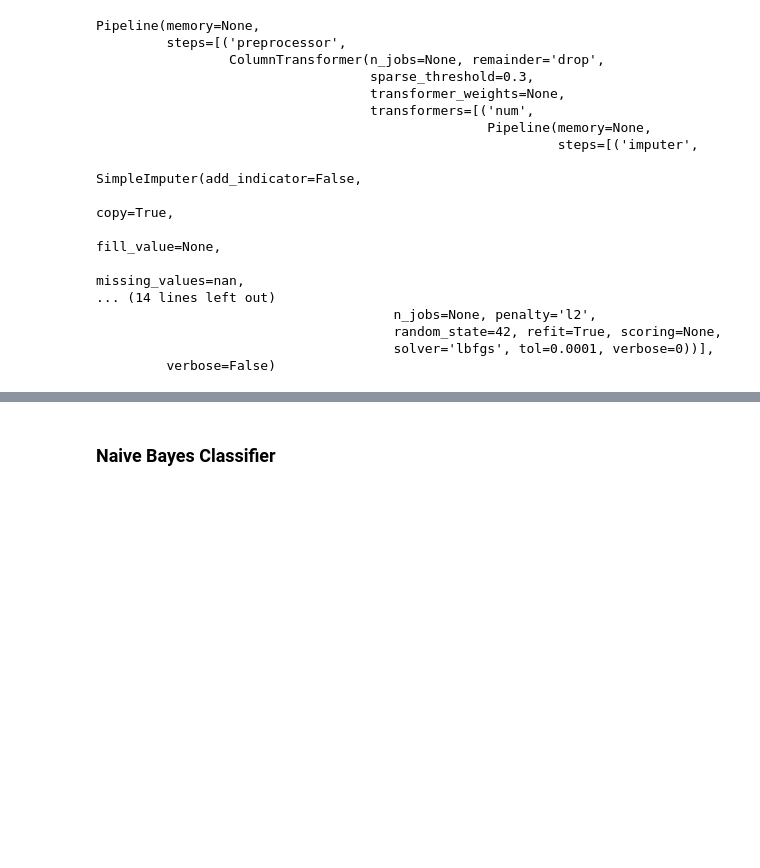
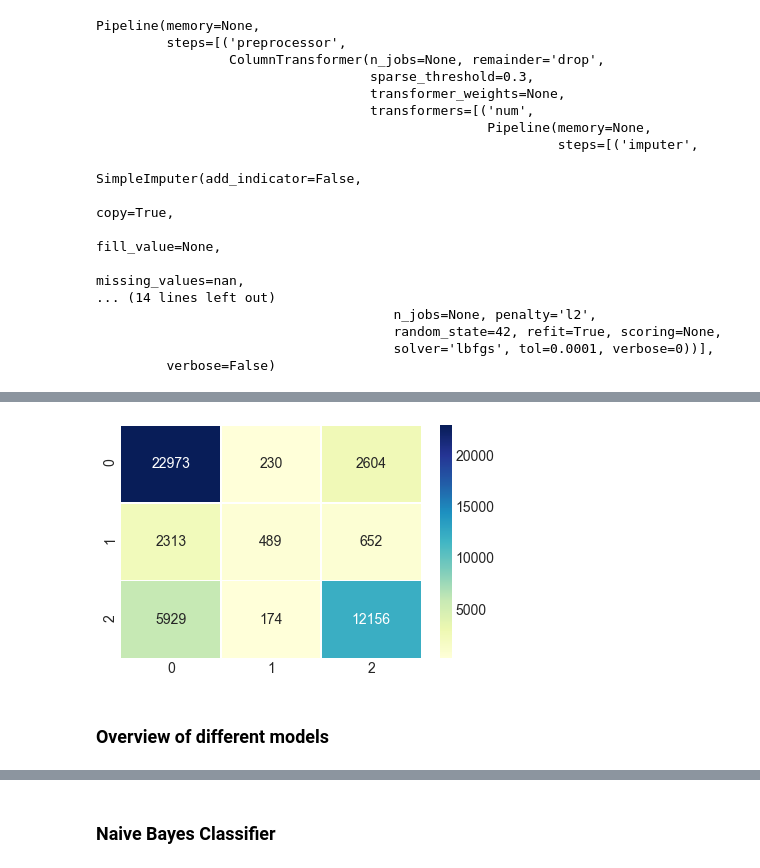
Before and after one commit to torben90/Capstone_NF_Waterpumps_Tanzania, a Jupyter notebook: PumpItUp_Predictive_Modeling.ipynb, the cells around one changed output, grey strips where cells are left out. Saved outputs shown, nothing was run; the diff lists cells and outputs as text; code cells hidden in the pictures; blank space fills up the shorter version.

Commit message:
update models

```diff
--- a/PumpItUp_Predictive_Modeling.ipynb
+++ b/PumpItUp_Predictive_Modeling.ipynb
@@ -401 +317,10 @@ best_log = clf_log.fit(X_train_transformed, y_train)
+# %%
+y_train_pred = cross_val_predict(reg,X_train,y_train,cv=5)
+# %%
+confusion = confusion_matrix(y_train, y_train_pred)
+sns.heatmap(confusion, cmap="YlGnBu", annot=True, fmt='d', linewidths=.5);
+# %% [output]
+[figure, added]
+# %% [markdown]
+### Overview of different models
 # %%
```
Also changed, not shown: parts of 45 cells of this notebook.
